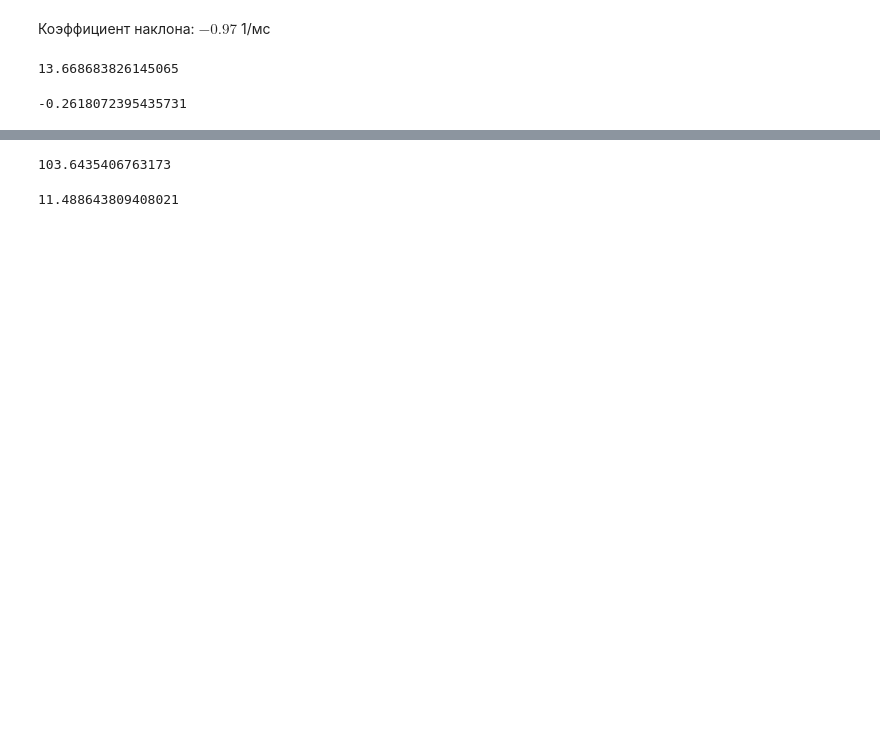
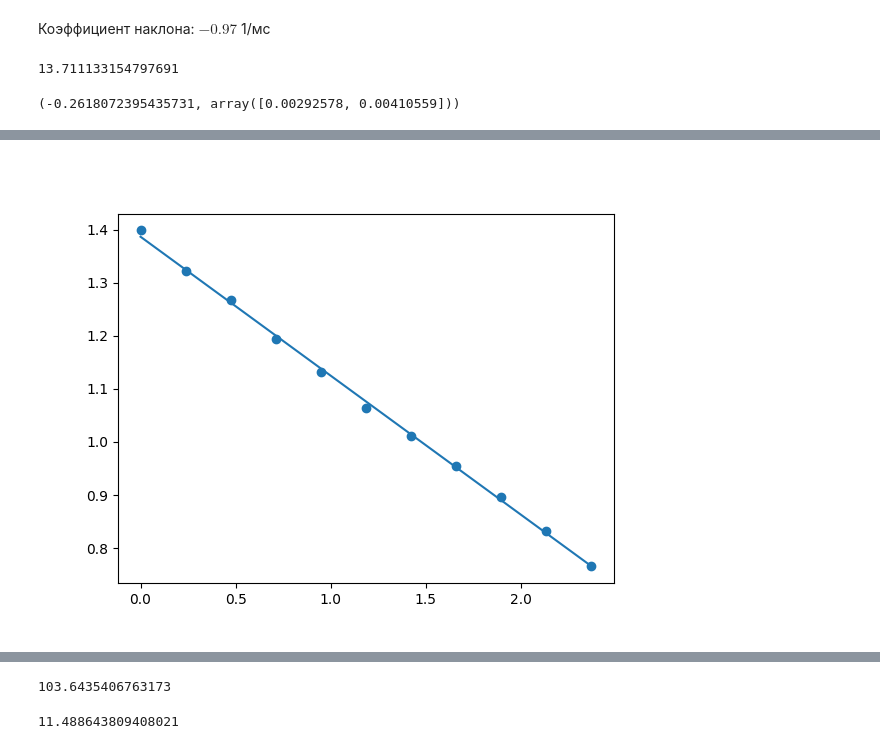
Before and after one commit to sitandr/lab, a Jupyter notebook: Untitled.ipynb, the cells around one changed output, grey strips where cells are left out. Saved outputs shown, nothing was run; the diff lists cells and outputs as text; code cells hidden in the pictures; blank space fills up the shorter version.

```diff
--- a/Untitled.ipynb
+++ b/Untitled.ipynb
@@ -205,10 +205,10 @@ res[0], np.sqrt(np.diag(err))
 # %% [markdown]
 Коэффициент наклона: $- 0.97$ 1/мс
 # %%
-np.pi / (0.969*T)
+np.pi / (0.966*T)
 #np.pi / ((0.969 + 0.02)*T)
 # %% [output]
-13.668683826145065
+13.711133154797691
 # %%
 %matplotlib widget
 
@@ -219,6 +219,6 @@ y = np.log(5.6 - AΩ_0__)
 plt.scatter(x, y)
 res, err = curve_fit(f, x, y)
 plt.plot(x, f(x, *res))
-res[0]
+res[0], np.sqrt(np.diag(err))
 # %% [output]
--0.2618072395435731
+(-0.2618072395435731, array([0.00292578, 0.00410559]))
@@ -226,3 +225,4 @@ res[0]
+[figure, added]
 # %%
 L = 14.633e-3
 R_0 = 3.44 + 0.23 + 0.07
```
Also changed, not shown: parts of 16 cells of this notebook, 15 other files.
